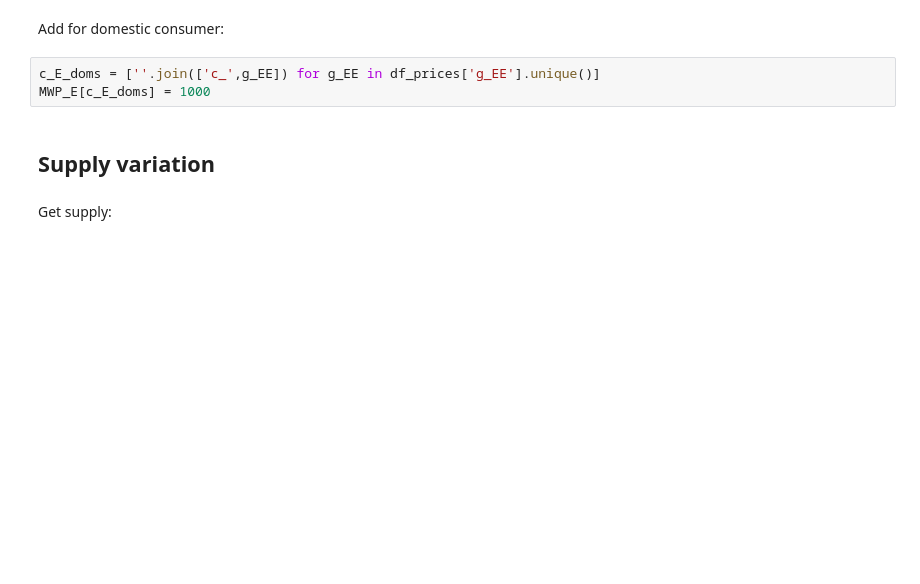
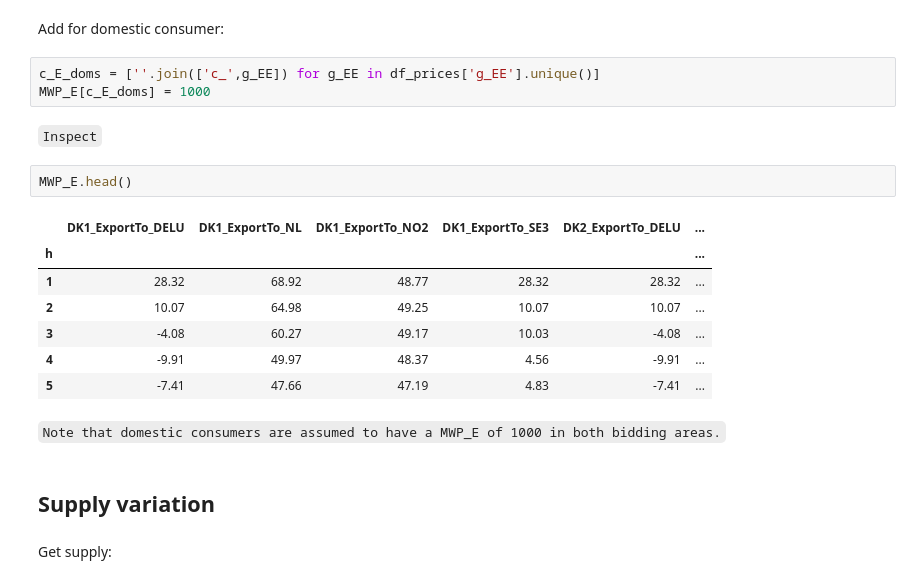
Before and after one commit to marcherger/EnergyEconGroupWork, a Jupyter notebook: DownloadDataForDK/D_MakeModelData.ipynb, the cells around one changed output. Saved outputs shown, nothing was run; the diff lists cells and outputs as text; blank space fills up the shorter version.

```diff
--- a/DownloadDataForDK/D_MakeModelData.ipynb
+++ b/DownloadDataForDK/D_MakeModelData.ipynb
@@ -91,6 +104,20 @@ Add for domestic consumer:
 # %%
 c_E_doms = [''.join(['c_',g_EE]) for g_EE in df_prices['g_EE'].unique()]
 MWP_E[c_E_doms] = 1000
+# %% [markdown]
+`Inspect`
+# %%
+MWP_E.head()
+# %% [output]
+|  | DK1_ExportTo_DELU | DK1_ExportTo_NL | DK1_ExportTo_NO2 | DK1_ExportTo_SE3 | DK2_ExportTo_DELU | ... |
+| h |  |  |  |  |  | ... |
+| 1 | 28.32 | 68.92 | 48.77 | 28.32 | 28.32 | ... |
+| 2 | 10.07 | 64.98 | 49.25 | 10.07 | 10.07 | ... |
+| 3 | -4.08 | 60.27 | 49.17 | 10.03 | -4.08 | ... |
+| 4 | -9.91 | 49.97 | 48.37 | 4.56 | -9.91 | ... |
+| 5 | -7.41 | 47.66 | 47.19 | 4.83 | -7.41 | ... |
+# %% [markdown]
+`Note that domestic consumers are assumed to have a MWP_E of 1000 in both bidding areas.`
 # %% [markdown]
 ## Supply variation
 # %% [markdown]
```
Also changed, not shown: parts of 46 cells of this notebook, 1 other file.
